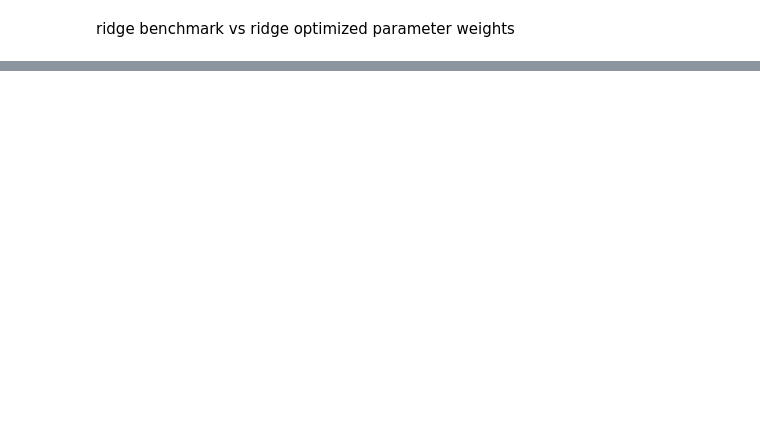
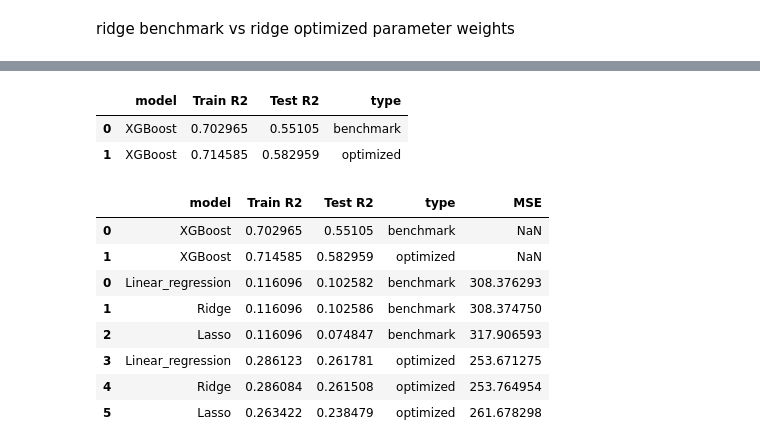
Before and after one commit to Sammuel21/pridav-music-project, a Jupyter notebook: Development/gulas16/model-analysis.ipynb, the cells around one changed output, grey strips where cells are left out. Cells and saved outputs as stored; diff of their text form; code cells hidden in the pictures; blank space fills up the shorter version.

```diff
--- a/Development/gulas16/model-analysis.ipynb
+++ b/Development/gulas16/model-analysis.ipynb
@@ -267,0 +300,6 @@ fig.savefig('../../Prod/Images/linear-models-attribute-weights-2.png', bbox_inch
+# %%
+xgb_result
+# %% [output]
+|  | model | Train R2 | Test R2 | type |
+| 0 | XGBoost | 0.702965 | 0.55105 | benchmark |
+| 1 | XGBoost | 0.714585 | 0.582959 | optimized |
@@ -267,0 +308,12 @@ fig.savefig('../../Prod/Images/linear-models-attribute-weights-2.png', bbox_inch
+# %%
+combined_results
+# %% [output]
+|  | model | Train R2 | Test R2 | type | MSE |
+| 0 | XGBoost | 0.702965 | 0.55105 | benchmark | NaN |
+| 1 | XGBoost | 0.714585 | 0.582959 | optimized | NaN |
+| 0 | Linear_regression | 0.116096 | 0.102582 | benchmark | 308.376293 |
+| 1 | Ridge | 0.116096 | 0.102586 | benchmark | 308.374750 |
+| 2 | Lasso | 0.116096 | 0.074847 | benchmark | 317.906593 |
+| 3 | Linear_regression | 0.286123 | 0.261781 | optimized | 253.671275 |
+| 4 | Ridge | 0.286084 | 0.261508 | optimized | 253.764954 |
+| 5 | Lasso | 0.263422 | 0.238479 | optimized | 261.678298 |
```
Also changed, not shown: parts of 11 cells of this notebook, 9 other files.
